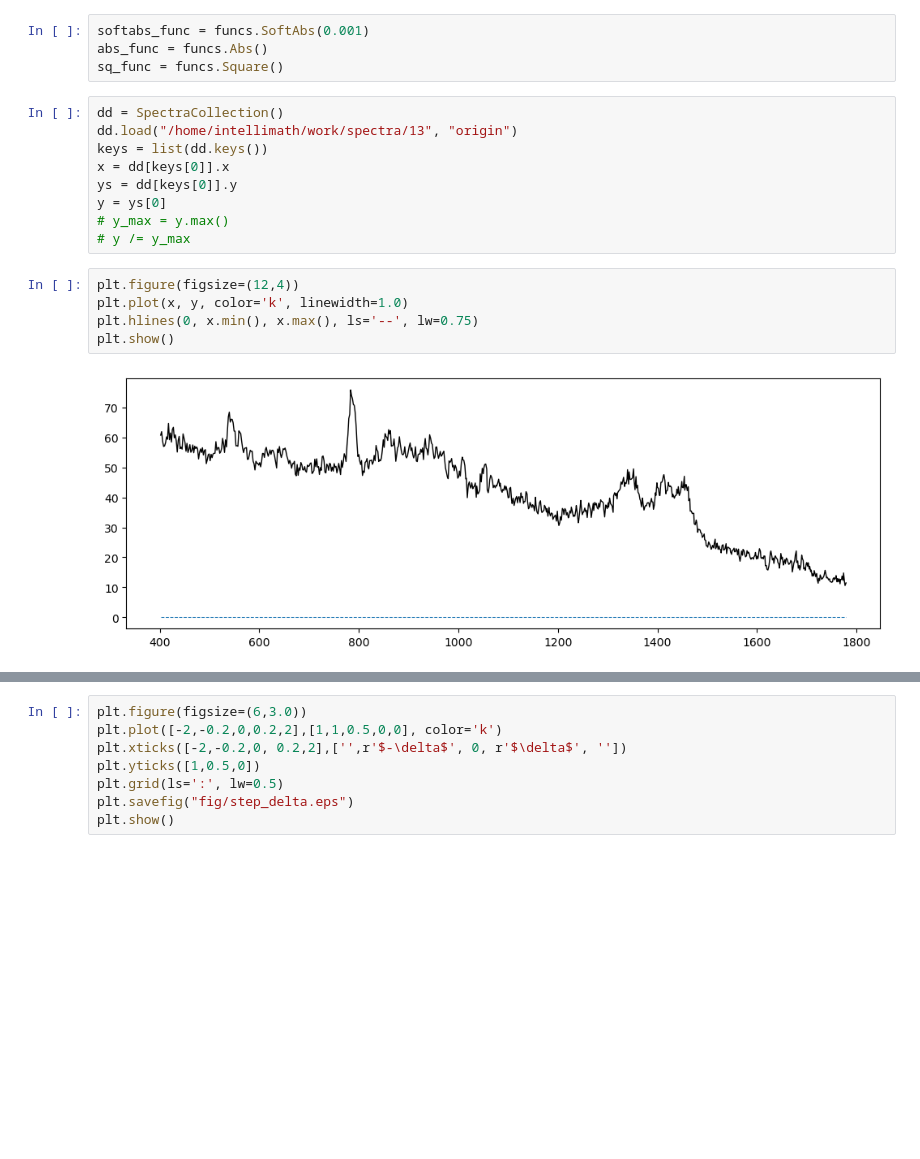
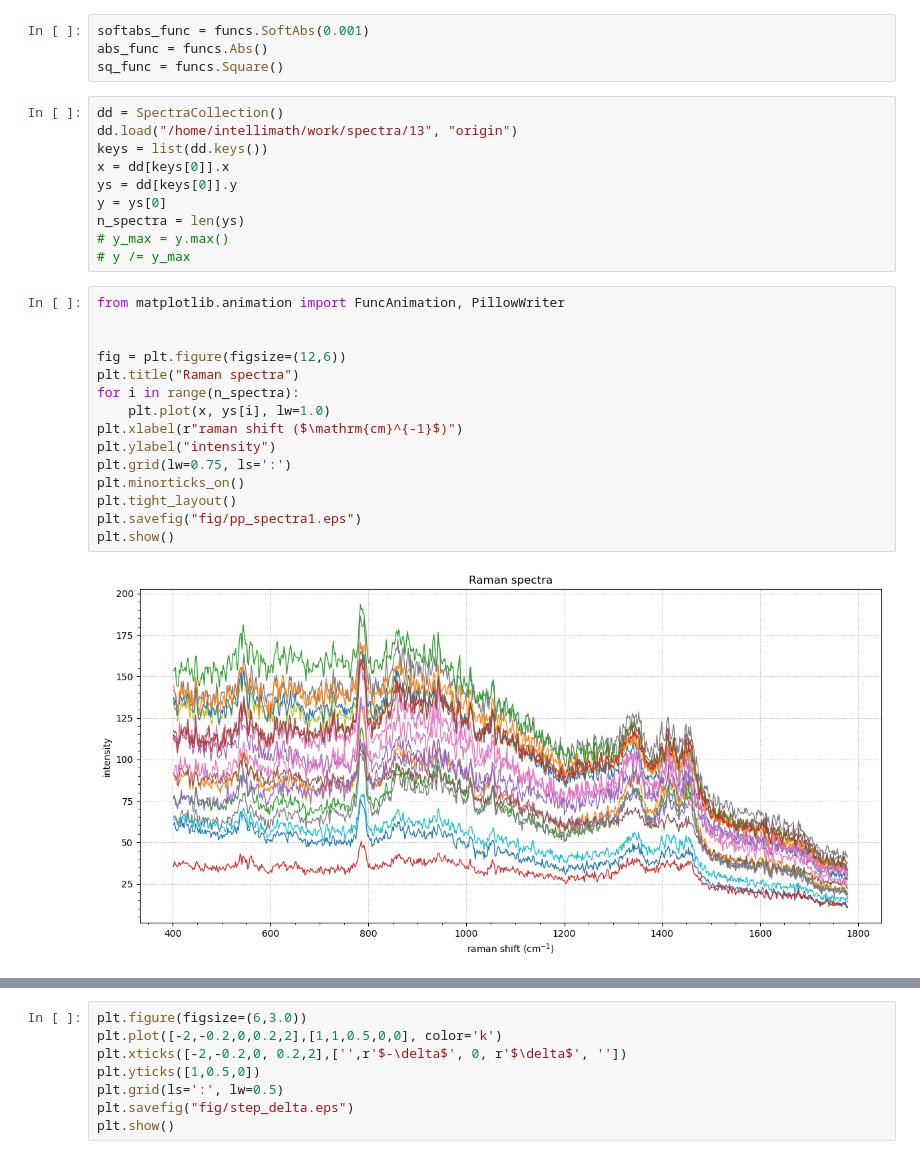
Before and after one commit to intellimath/irsa, a Jupyter notebook: examples/whittaker_henderson.ipynb, the cells around one changed output, grey strips where cells are left out. Drawn from its saved outputs; the diff is of its cells as text; blank space fills up the shorter version.

```diff
--- a/examples/whittaker_henderson.ipynb
+++ b/examples/whittaker_henderson.ipynb
@@ -29,12 +29,23 @@ keys = list(dd.keys())
 x = dd[keys[0]].x
 ys = dd[keys[0]].y
 y = ys[0]
+n_spectra = len(ys)
 # y_max = y.max()
 # y /= y_max
 # %%
-plt.figure(figsize=(12,4))
-plt.plot(x, y, color='k', linewidth=1.0)
-plt.hlines(0, x.min(), x.max(), ls='--', lw=0.75)
+from matplotlib.animation import FuncAnimation, PillowWriter
+
+
+fig = plt.figure(figsize=(12,6))
+plt.title("Raman spectra")
+for i in range(n_spectra):
+    plt.plot(x, ys[i], lw=1.0)
+plt.xlabel(r"raman shift ($\mathrm{cm}^{-1}$)")
+plt.ylabel("intensity")
+plt.grid(lw=0.75, ls=':')
+plt.minorticks_on()
+plt.tight_layout()
+plt.savefig("fig/pp_spectra1.eps")
 plt.show()
 # %% [output]
-[figure, old version]
+[figure, new version]
```
Also changed, not shown: parts of 26 cells of this notebook, 13 other files.
